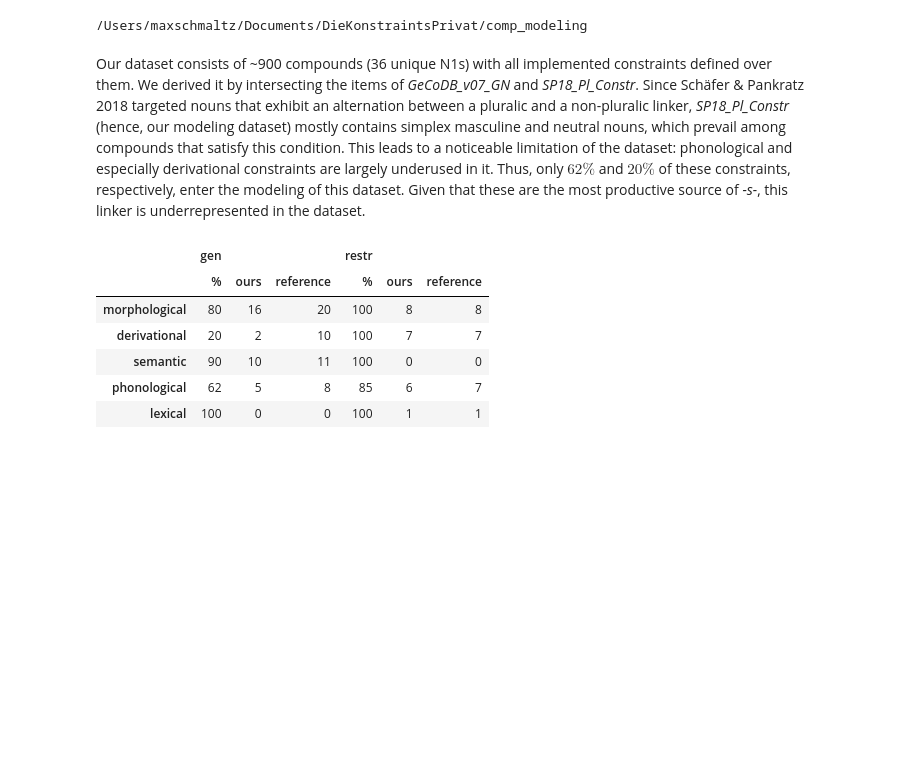
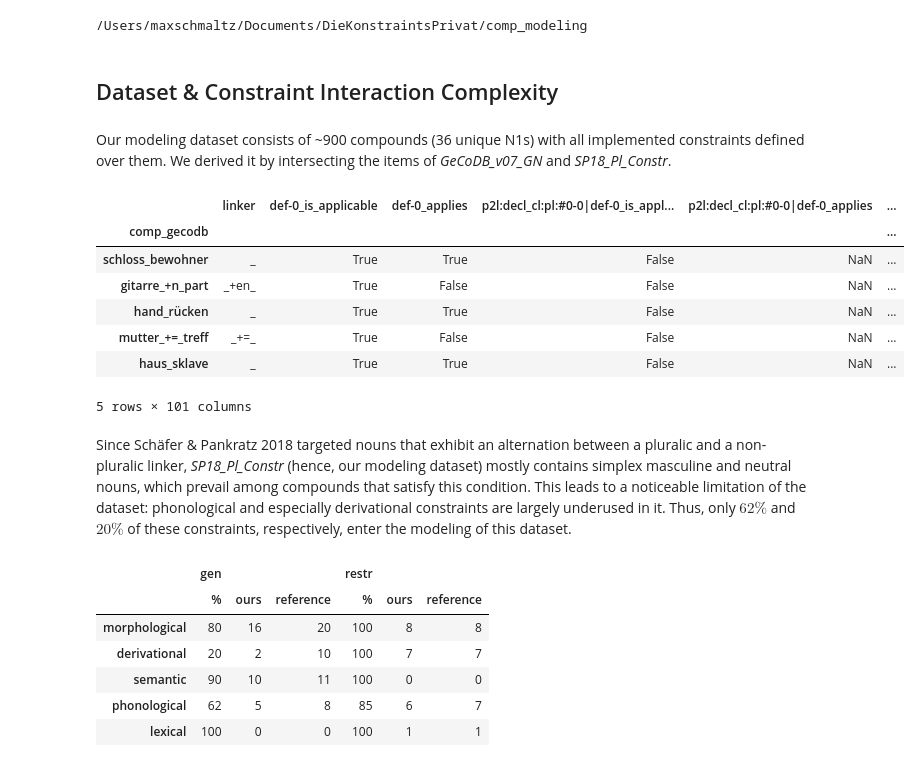
Before and after one commit to maxschmaltz/DieKonstraints, a Jupyter notebook: comp_modeling/inspect.ipynb, the cells around one changed output. Cells and saved outputs as stored; diff of their text form; code cells hidden in the pictures; blank space fills up the shorter version.

Commit message:
cont inspecting modeling results

```diff
--- a/comp_modeling/inspect.ipynb
+++ b/comp_modeling/inspect.ipynb
@@ -26,2 +21,27 @@ with open("out/unacceptable_linkers.json", encoding="utf-8") as i:
+# %% [markdown]
+## Dataset & Constraint Interaction Complexity
 # %% [markdown]
-Our dataset consists of ~900 compounds (36 unique N1s) with all implemented constraints defined over them. We derived it by intersecting the items of _GeCoDB\_v07\_GN_ and _SP18\_Pl\_Constr_. Since Schäfer & Pankratz 2018 targeted nouns that exhibit an alternation between a pluralic and a non-pluralic linker, _SP18\_Pl\_Constr_ (hence, our modeling dataset) mostly contains simplex masculine and neutral nouns, which prevail among compounds that satisfy this condition. This leads to a noticeable limitation of the dataset: phonological and especially derivational constraints are largely underused in it. Thus, only $62\%$ and $20\%$ of these constraints, respectively, enter the modeling of this dataset. Given that these are the most productive source of _-s-_, this linker is underrepresented in the dataset.
+Our modeling dataset consists of ~900 compounds (36 unique N1s) with all implemented constraints defined over them. We derived it by intersecting the items of _GeCoDB\_v07\_GN_ and _SP18\_Pl\_Constr_.
+# %%
+appl_ind_path = "resources/developed/merged_geco_sp_appl_ind.tsv"
+
+appl_ind = load_appl_ind(
+    appl_ind_path=appl_ind_path,
+    # this dataset is clean
+    remove_na_columns=False,
+    remove_unconfirmed=False,
+    remove_missing=False
+)
+
+appl_ind.sample(5)
+# %% [output]
+|  | linker | def-0_is_applicable | def-0_applies | p2l:decl_cl:pl:#0-0|def-0_is_appl... | p2l:decl_cl:pl:#0-0|def-0_applies | ... |
+| comp_gecodb |  |  |  |  |  | ... |
+| schloss_bewohner | _ | True | True | False | NaN | ... |
+| gitarre_+n_part | _+en_ | True | False | False | NaN | ... |
+| hand_rücken | _ | True | True | False | NaN | ... |
+| mutter_+=_treff | _+=_ | True | False | False | NaN | ... |
+| haus_sklave | _ | True | True | False | NaN | ... |
+5 rows × 101 columns
+# %% [markdown]
+Since Schäfer & Pankratz 2018 targeted nouns that exhibit an alternation between a pluralic and a non-pluralic linker, _SP18\_Pl\_Constr_ (hence, our modeling dataset) mostly contains simplex masculine and neutral nouns, which prevail among compounds that satisfy this condition. This leads to a noticeable limitation of the dataset: phonological and especially derivational constraints are largely underused in it. Thus, only $62\%$ and $20\%$ of these constraints, respectively, enter the modeling of this dataset.
```
Also changed, not shown: parts of 26 cells of this notebook, 1 other file.
